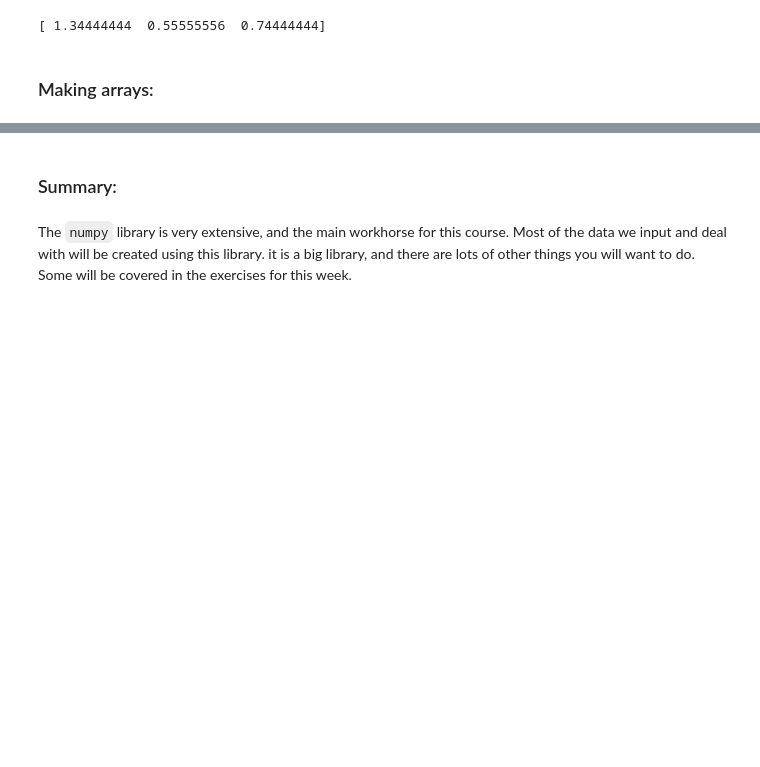
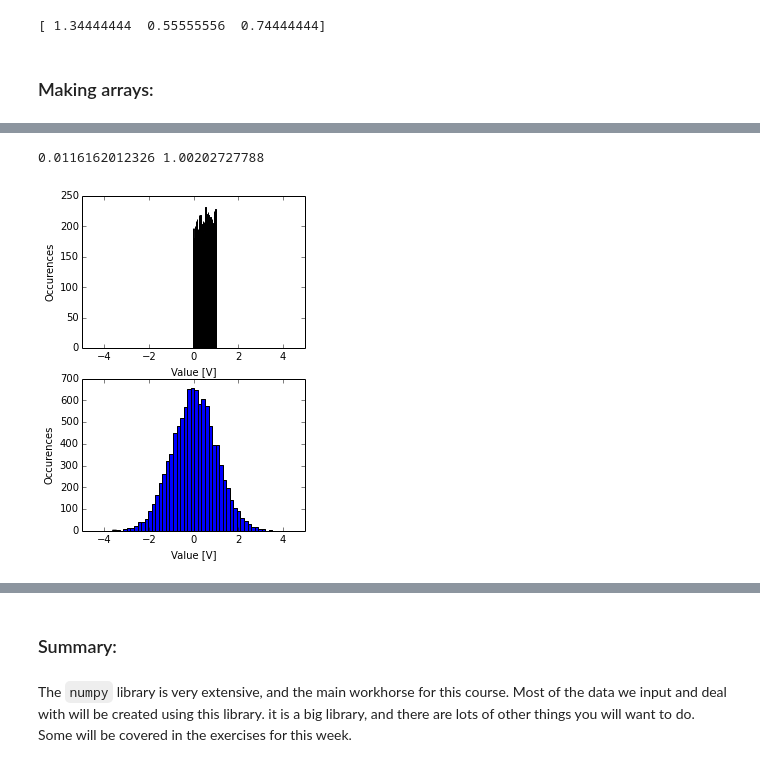
Before and after one commit to jklymak/Phy411, a Jupyter notebook: lectures/Lecture-00-Intro-Python.ipynb, the cells around one changed output, grey strips where cells are left out. Cells and saved outputs as stored; diff of their text form; code cells hidden in the pictures; blank space fills up the shorter version.

```diff
--- a/lectures/Lecture-00-Intro-Python.ipynb
+++ b/lectures/Lecture-00-Intro-Python.ipynb
@@ -670,0 +721,23 @@ print y
+# %%
+x = np.random.rand(10000)
+y = np.random.randn(10000)
+
+fig=plt.figure(figsize=(4,6))
+ax=fig.add_subplot(2,1,1)
+ax.hist(x,50)
+
+ax.set_xlabel('Value [V]')
+ax.set_ylabel('Occurences')
+
+ax.set_xlim([-5.,5.])
+
+ax=fig.add_subplot(2,1,2)
+ax.hist(y,50)
+ax.set_xlabel('Value [V]')
+ax.set_ylabel('Occurences')
+ax.set_xlim([-5.,5.])
+
+print mean(y),var(y)
+# %% [output]
+0.0116162012326 1.00202727788
+[figure, added]
```
Also changed, not shown: parts of 15 cells of this notebook, 5 other files.
